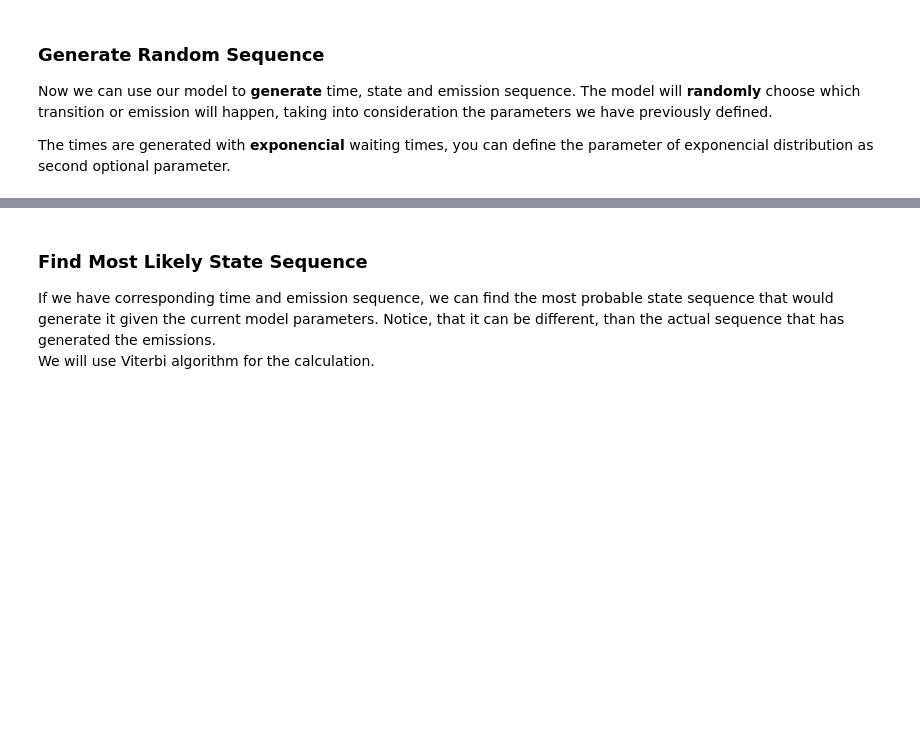
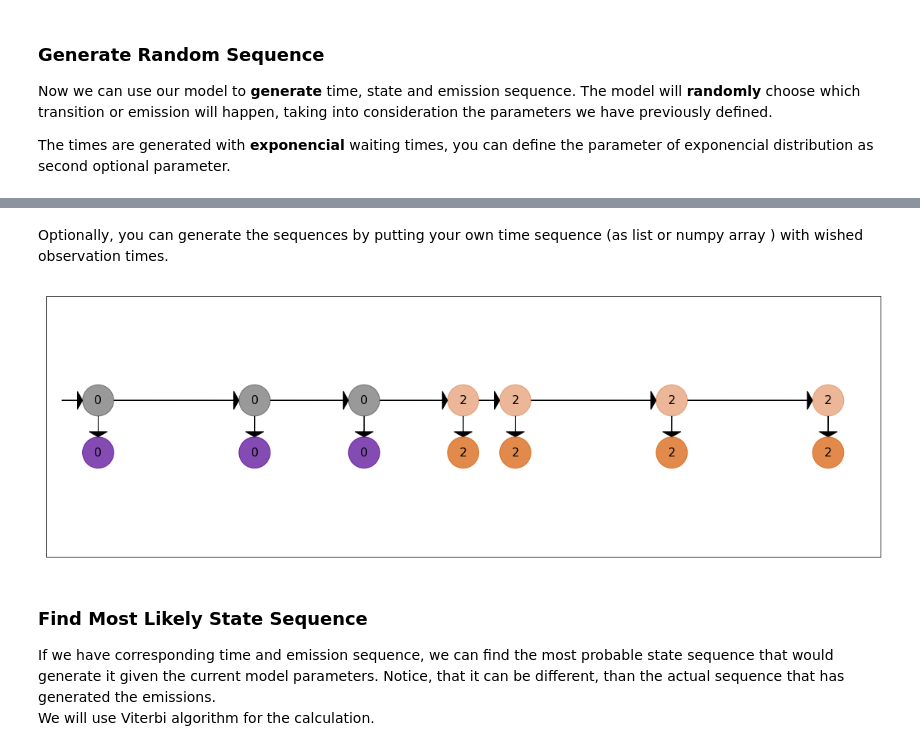
Before and after one commit to lopatovsky/HMMs, a Jupyter notebook: hmms.ipynb, the cells around one changed output, grey strips where cells are left out. Cells and saved outputs as stored; diff of their text form; code cells hidden in the pictures; blank space fills up the shorter version.

Commit message:
Support custom time sequence generation

```diff
--- a/hmms.ipynb
+++ b/hmms.ipynb
@@ -287,3 +295,14 @@ hmms.plot_hmm( s_seq, e_seq, time=t_seq )
+# %% [markdown]
+Optionally, you can generate the sequences by putting your own time sequence (as list or numpy array ) with wished observation times.
+# %%
+t_seq, s_seq, e_seq = chmm.generate( 7, time=[0,3,5,7,8,11,14])
+
+#resize plot
+plt.rcParams['figure.figsize'] = [20,20]
+
+hmms.plot_hmm( s_seq, e_seq, time=t_seq )
+# %% [output]
+[figure, added]
 # %% [markdown]
 ### Find Most Likely State Sequence
 If we have corresponding time and emission sequence, we can find the most probable state sequence that would generate it given the current model parameters. Notice, that it can be different, than the actual sequence that has generated the emissions.
```
Also changed, not shown: parts of 2 cells of this notebook, 3 other files.
